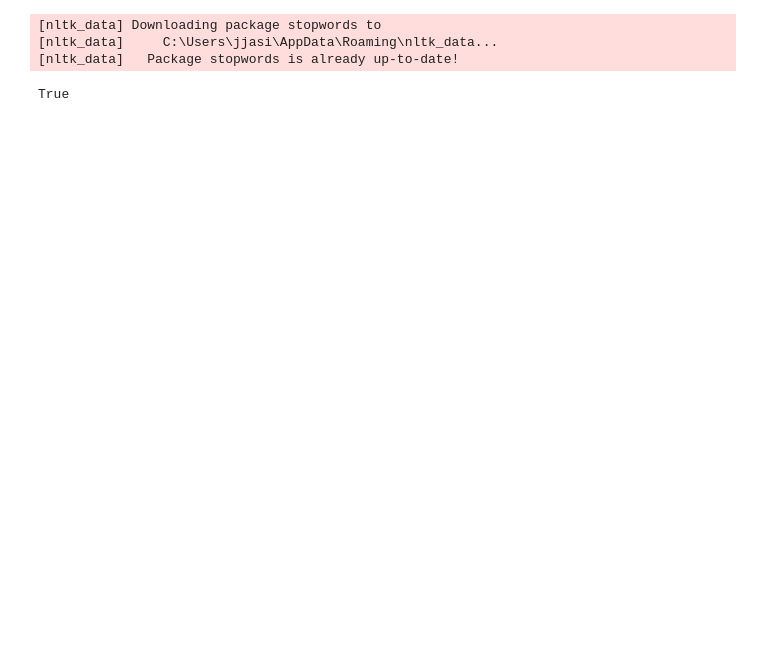
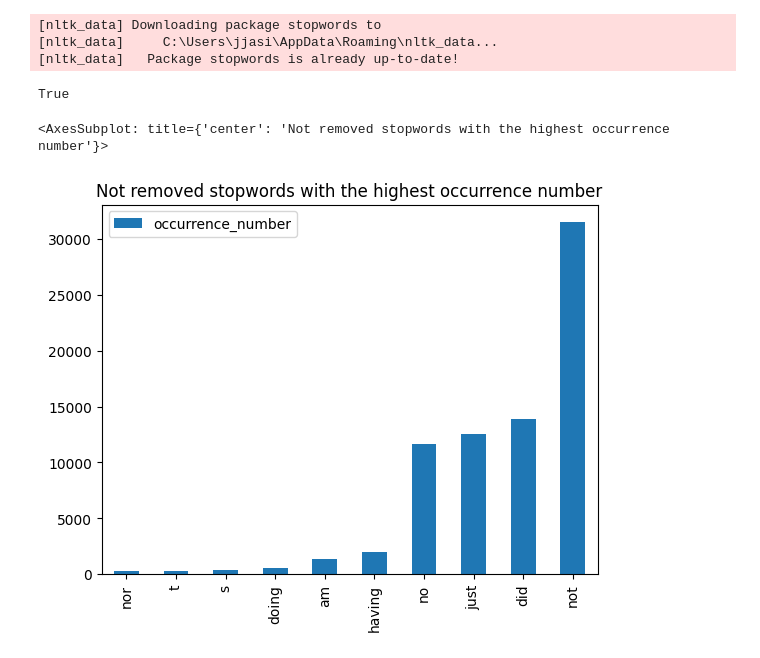
Before and after one commit to Milan-Exchange/Text-Mining-and-Search, a Jupyter notebook: preprocessing.ipynb, the cells around one changed output. Cells and saved outputs as stored; diff of their text form; code cells hidden in the pictures; blank space fills up the shorter version.

Commit message:
stopwords removal analysis

```diff
--- a/preprocessing.ipynb
+++ b/preprocessing.ipynb
@@ -65,6 +67,19 @@ reviews['Review_lemmatized'] = reviews.Review_processed.apply(lambda row : lemma
 # %%
 # Applying stopwords removal function
 reviews['Review_stopwords'] = reviews.Review_lemmatized.apply(lambda row : remove_stopwords(row))
+# %%
+all_stop_words = []
+
+for _, row in reviews.iterrows():
+    l = [e for e in row.Review_lemmatized if e not in row.Review_stopwords]
+    all_stop_words.extend(l)
+
+stop_words_df = pd.DataFrame.from_dict(Counter(all_stop_words), orient='index', columns=['occurrence_number'])
+# %%
+stop_words_df.sort_values(by='occurrence_number')[-10:].plot(kind="bar", title="Not removed stopwords with the highest occurrence number")
+# %% [output]
+<AxesSubplot: title={'center': 'Not removed stopwords with the highest occurrence number'}>
+[figure, added]
 # %%
 # Applying bigrams function
 reviews['Review_bigrams'] = reviews.Review_stopwords.apply(lambda row : get_bigrams(row))
```
Also changed, not shown: parts of 4 cells of this notebook.
